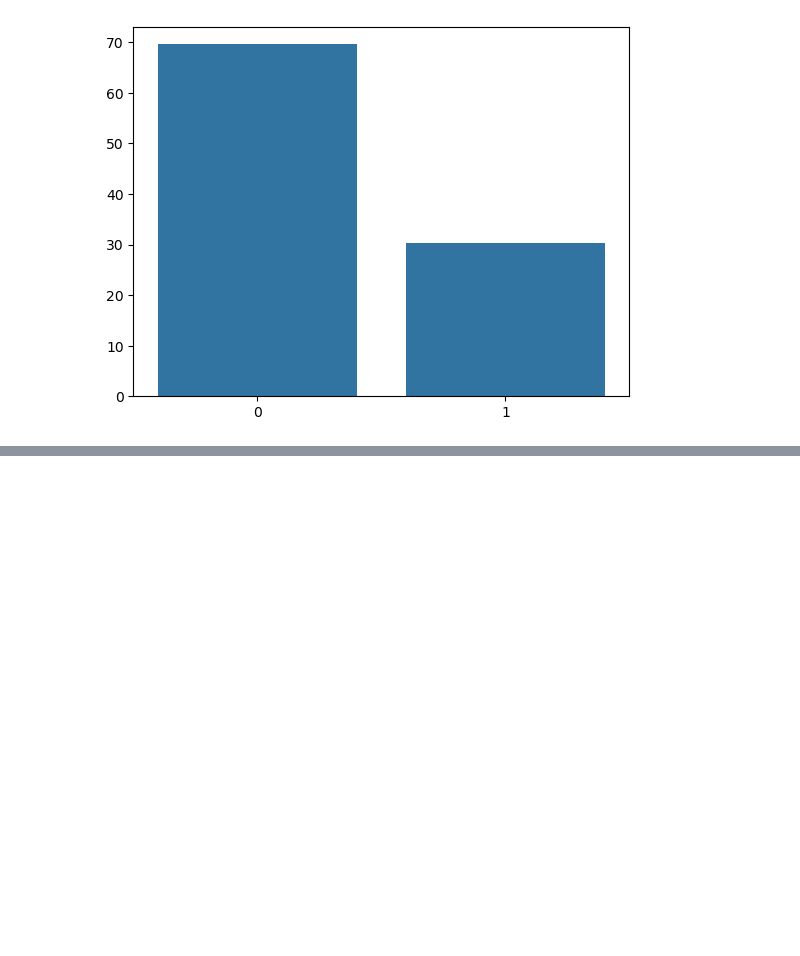
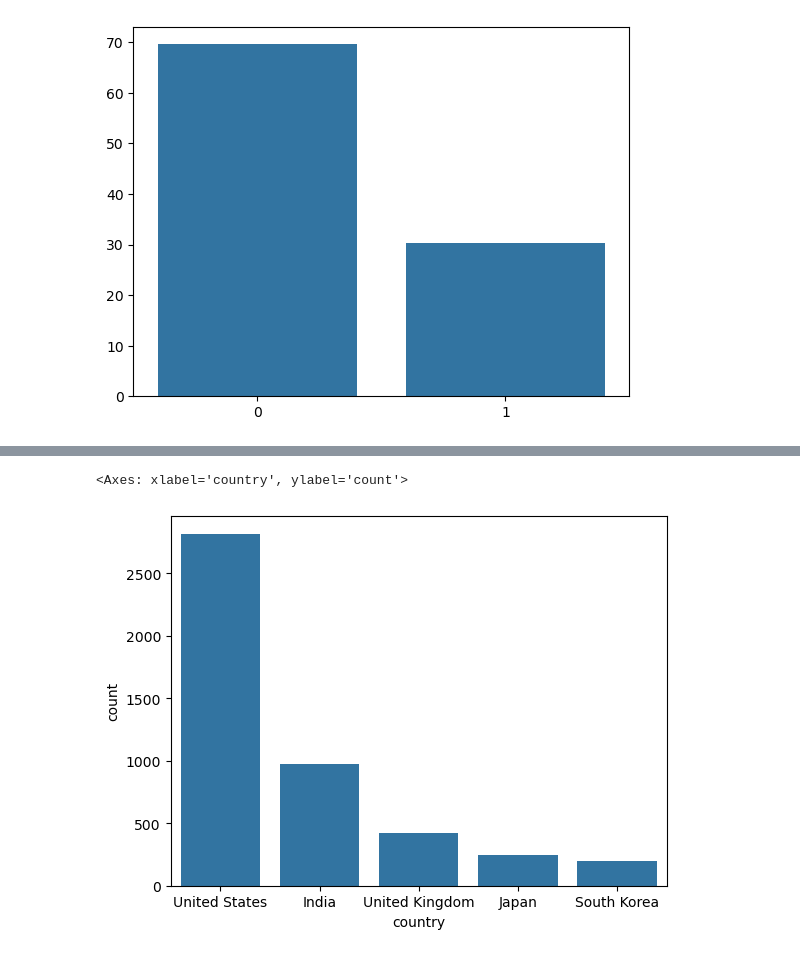
Before and after one commit to Sohail-44/Netflix_ELT_E2E, a Jupyter notebook: EDA_Cleaning/EDAnetflix_churn.ipynb, the cells around one changed output, grey strips where cells are left out. Drawn from its saved outputs; the diff is of its cells as text; code cells hidden in the pictures; blank space fills up the shorter version.

```diff
--- a/EDA_Cleaning/EDAnetflix_churn.ipynb
+++ b/EDA_Cleaning/EDAnetflix_churn.ipynb
@@ -112,0 +177,5 @@ sb.barplot(Entertainment_Type)
+# %%
+sb.barplot(df_netflix['country'].value_counts().head(5))
+# %% [output]
+<Axes: xlabel='country', ylabel='count'>
+[figure, added]
```
Also changed, not shown: parts of 13 cells of this notebook, 1 other file.
